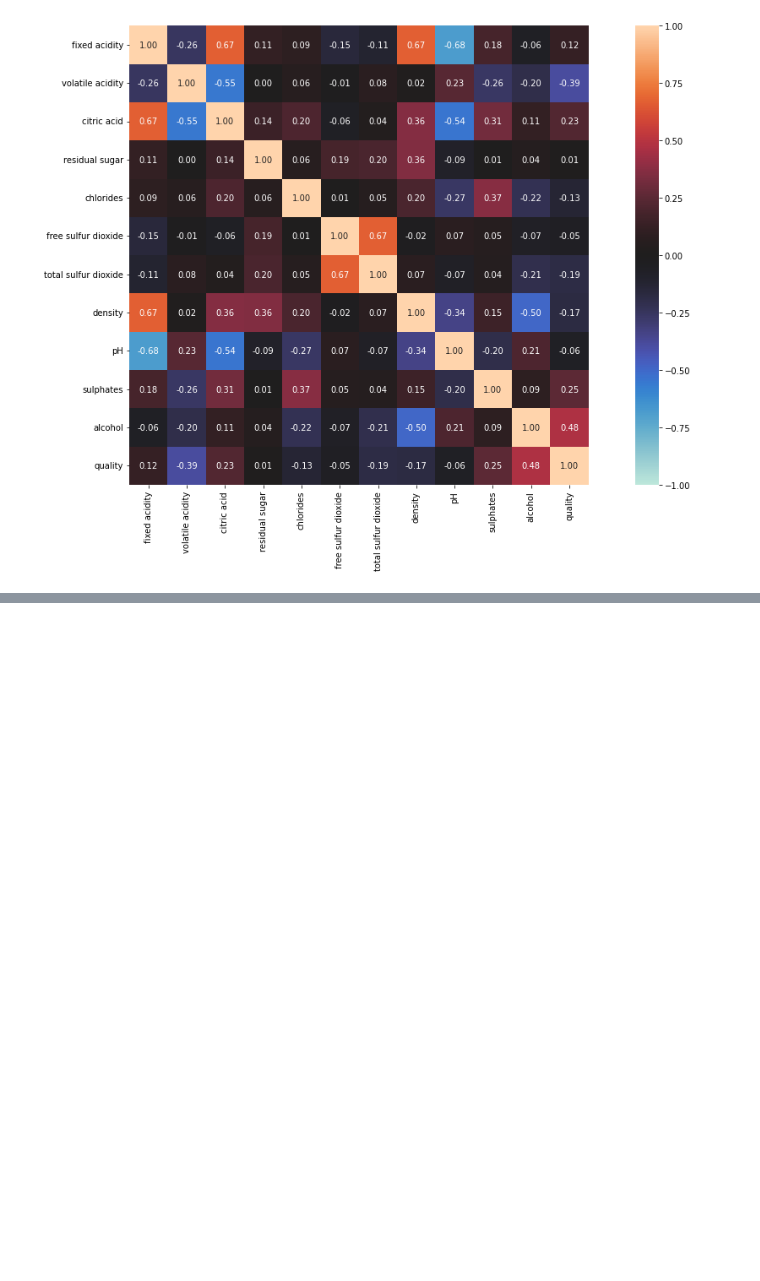
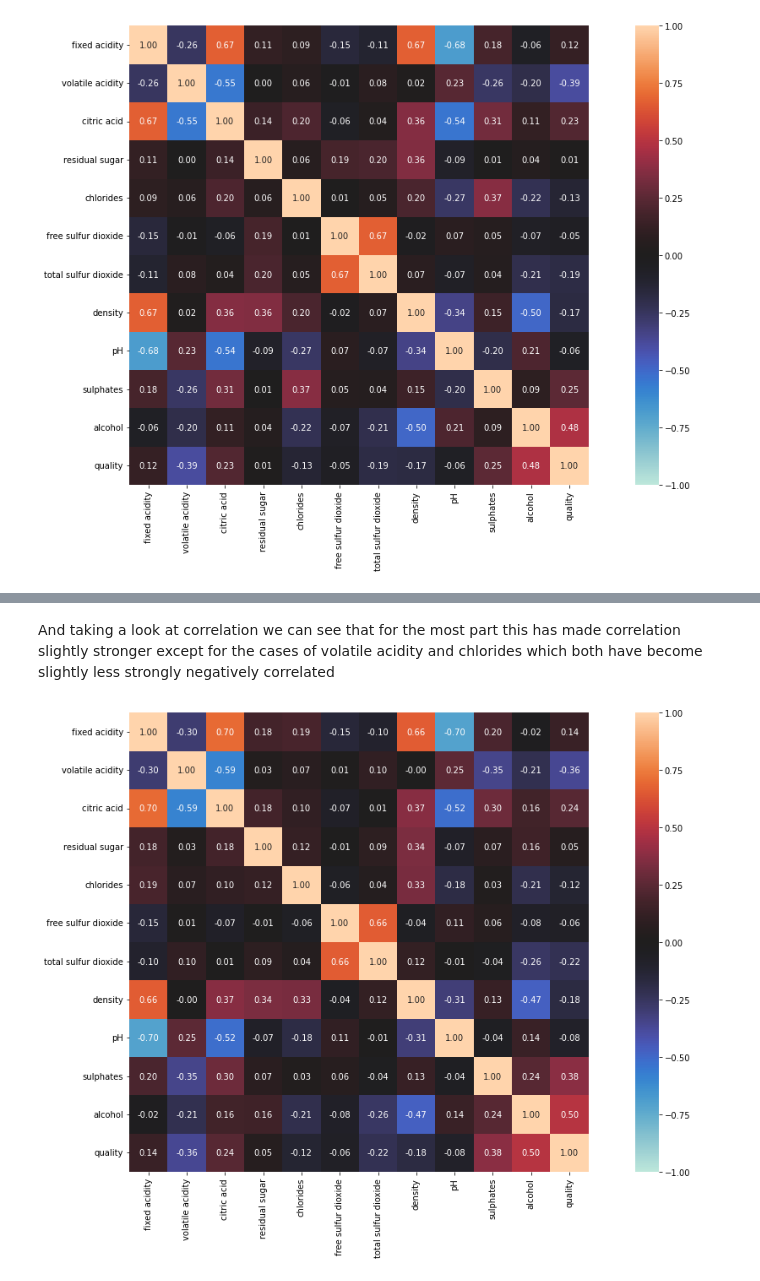
Before and after one commit to BarnetteME1/Red-Wine-Quality, a Jupyter notebook: data_exploration.ipynb, the cells around one changed output, grey strips where cells are left out. Saved outputs shown, nothing was run; the diff lists cells and outputs as text; code cells hidden in the pictures; blank space fills up the shorter version.

```diff
--- a/data_exploration.ipynb
+++ b/data_exploration.ipynb
@@ -99,0 +113,9 @@ plt.show()
+# %% [markdown]
+And taking a look at correlation we can see that for the most part this has made correlation slightly stronger except for the cases of volatile acidity and chlorides which both have become slightly less strongly negatively correlated
+# %%
+df = pd.merge(df, y, left_index=True, right_index=True)
+# %%
+associations(df, figsize=(20, 10), num_num_assoc='pearson')
+plt.show()
+# %% [output]
+[figure, added]
```
Also changed, not shown: parts of 19 cells of this notebook.
